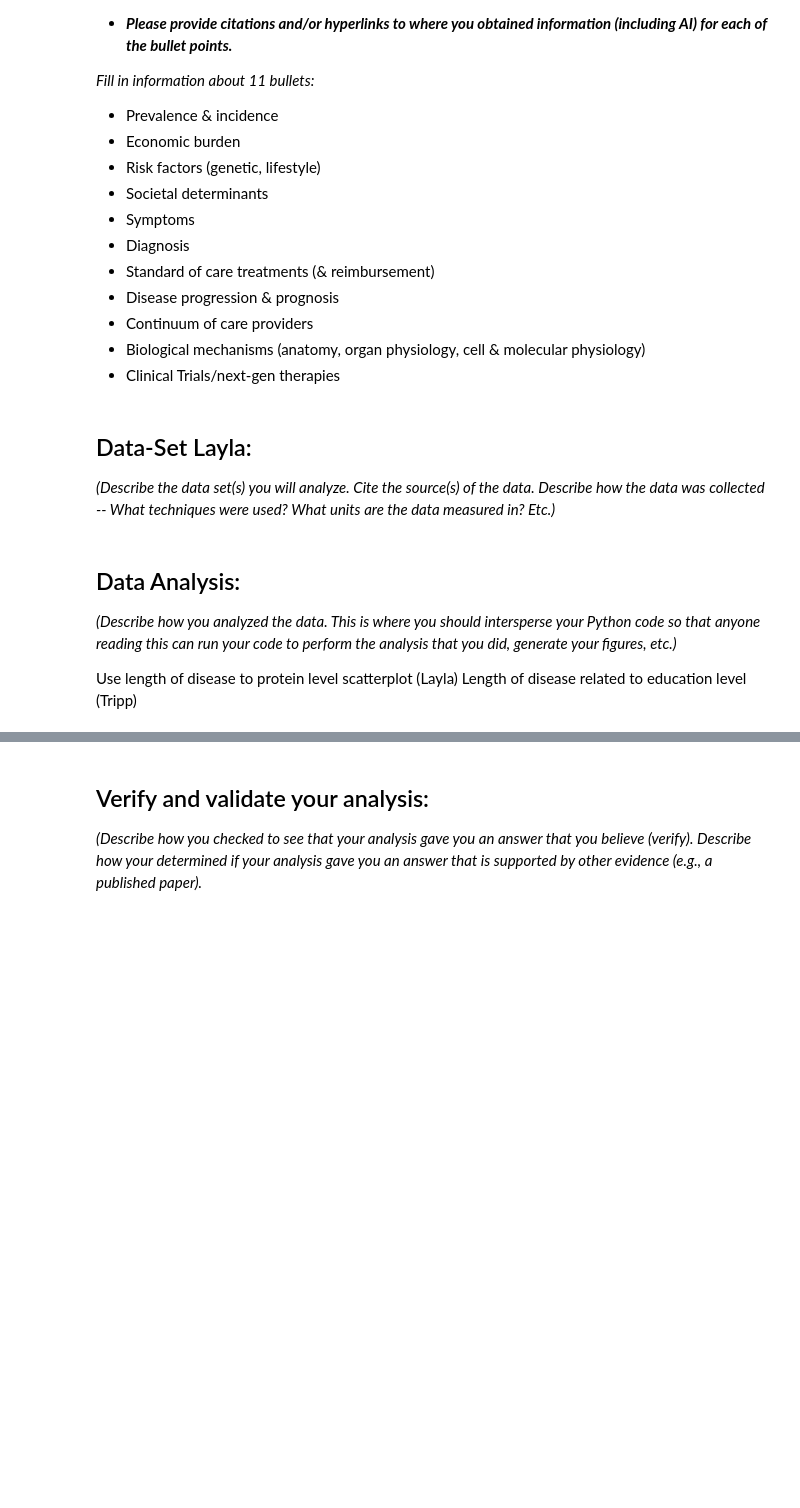
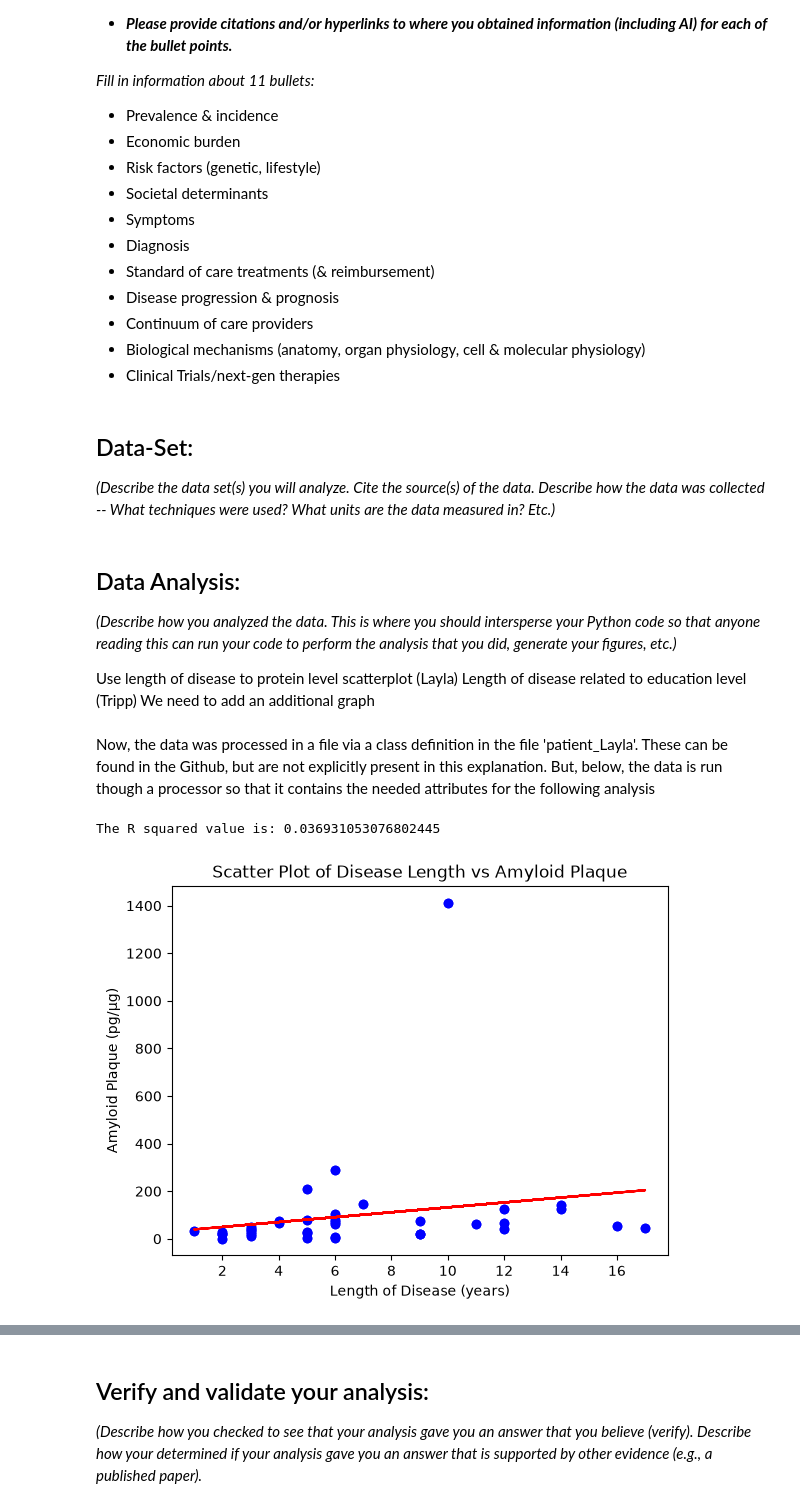
Before and after one commit to LayR451/BME2315_Module1, a Jupyter notebook: Module 1 Template.ipynb, the cells around one changed output, grey strips where cells are left out. Drawn from its saved outputs; the diff is of its cells as text; code cells hidden in the pictures; blank space fills up the shorter version.

```diff
--- a/Module 1 Template.ipynb
+++ b/Module 1 Template.ipynb
@@ -27,7 +27,7 @@ This project seeks to... *(what is the purpose of your project -- i.e., describe
 * Biological mechanisms (anatomy, organ physiology, cell & molecular physiology)
 * Clinical Trials/next-gen therapies
 # %% [markdown]
-## Data-Set Layla:
+## Data-Set:
 *(Describe the data set(s) you will analyze. Cite the source(s) of the data. Describe how the data was collected -- What techniques were used? What units are the data measured in? Etc.)*
 # %% [markdown]
 ## Data Analysis:
@@ -35,3 +35,4 @@ This project seeks to... *(what is the purpose of your project -- i.e., describe
 
 Use length of disease to protein level scatterplot (Layla)
 Length of disease related to education level (Tripp)
+We need to add an additional graph
@@ -37,0 +49,2 @@ Length of disease related to education level (Tripp)
+# %% [markdown]
+Now, the data was processed in a file via a class definition in the file 'patient_Layla'. These can be found in the Github, but are not explicitly present in this explanation. But, below, the data is run though a processor so that it contains the needed attributes for the following analysis
@@ -37,0 +53,39 @@ Length of disease related to education level (Tripp)
+# %%
+# This scatterplot relates length of time from disease onset to death to the amount of amyloid plaque
+
+# These are empty lists to store the data
+disease_length = []
+amyloid_plaque_levels = []
+
+# Adding data to lists (via the patient objects)
+for p in patient.all_patients:
+    disease_length.append(p.time_with_disease)
+
+for p in patient.all_patients:
+    amyloid_plaque_levels.append(p.amyloid_plaque)
+
+# Convert the data to numeric NumPy arrays
+x_values = np.array(disease_length, dtype=float)
+y_values = np.array(amyloid_plaque_levels, dtype=float)
+
+# Keep only patients with valid values for both variables (this removes data that is void)
+valid_data = np.isfinite(x_values) & np.isfinite(y_values)
+x = x_values[valid_data].reshape(-1, 1)
+y = y_values[valid_data].reshape(-1, 1)
+
+# Make a linear regression
+model = LinearRegression()
+model.fit(x, y)
+r2 = model.score(x, y)
+print("The R squared value is:", r2)
+
+# Plot and show
+plt.scatter(x, y, color='blue')
+plt.plot(x, model.predict(x), color='red')
+plt.xlabel('Length of Disease (years)')
+plt.ylabel('Amyloid Plaque (pg/µg)')
+plt.title('Scatter Plot of Disease Length vs Amyloid Plaque')
+plt.show()
+# %% [output]
+The R squared value is: 0.036931053076802445
+[figure, added]
```
Also changed, not shown: parts of 4 cells of this notebook.
